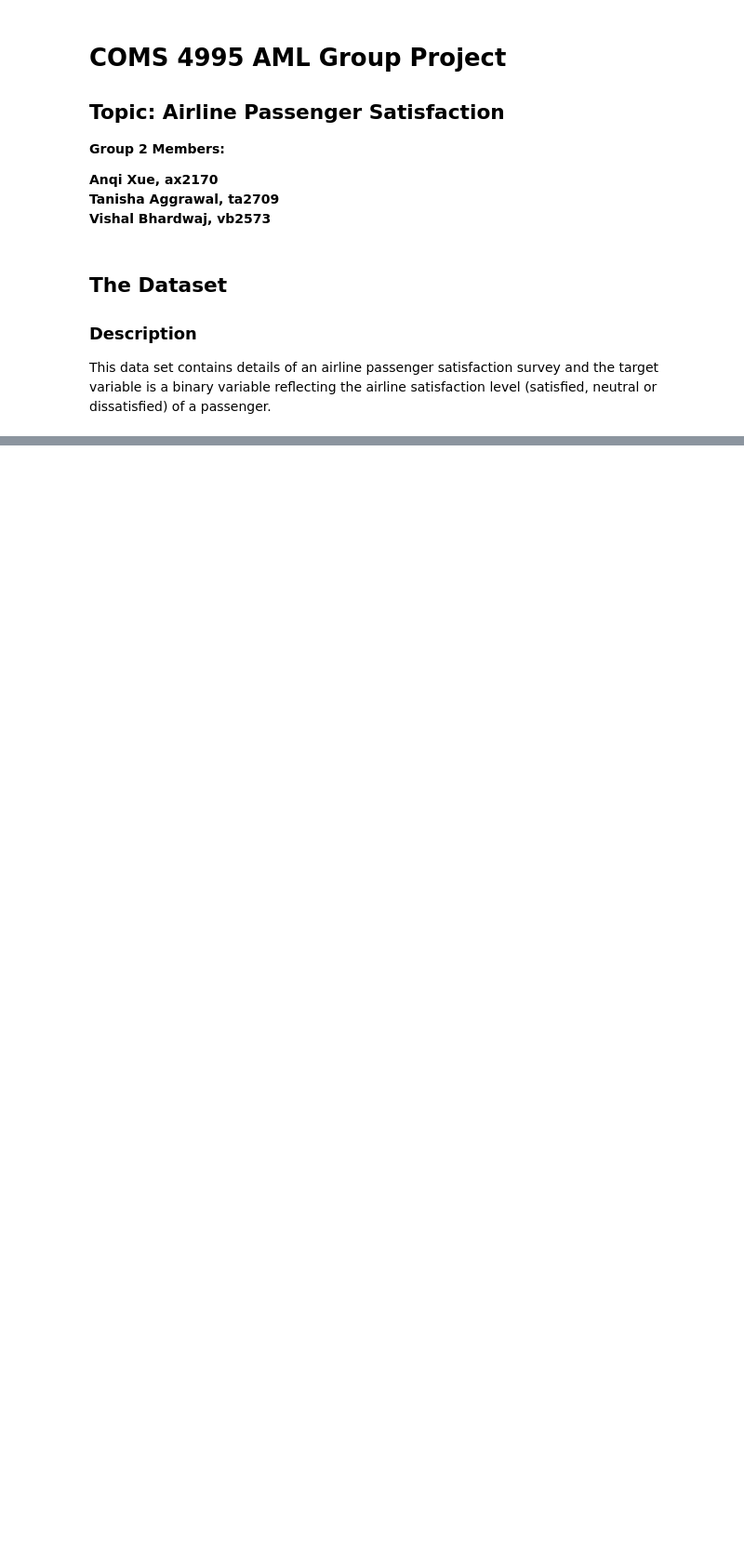
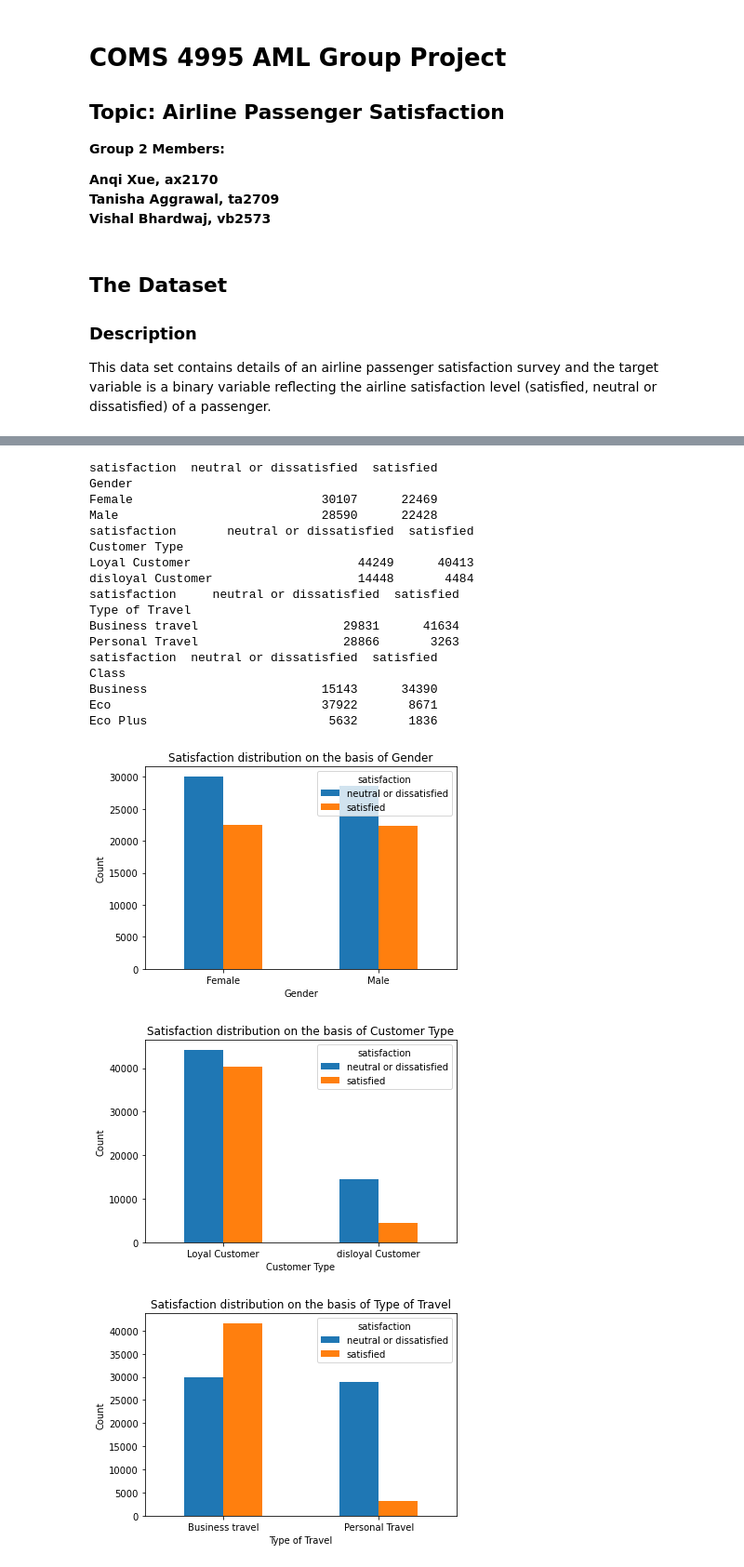
Before and after one commit to KallistaXue/airline-passenger-satisfaction-predictor, a Jupyter notebook: Project Code.ipynb, the cells around one changed output, grey strips where cells are left out. Shown at 93% size. Cells and saved outputs as stored; diff of their text form; code cells hidden in the pictures; blank space fills up the shorter version.

```diff
--- a/Project Code.ipynb
+++ b/Project Code.ipynb
@@ -35,0 +140,3 @@ from sklearn.model_selection import GridSearchCV
+# %%
+X_dev = dev_df.drop(columns = ['id', 'satisfaction'])
+X_test = test_df.drop(columns = ['id', 'satisfaction'])
@@ -35,0 +169,34 @@ from sklearn.model_selection import GridSearchCV
+# %%
+#Segragating features into continuous-value features, numerical rating features, and categorical features
+num_feats = list(X_dev.select_dtypes(['number']).columns)
+continuous_feats = ['Age', 'Flight Distance', 'Departure Delay in Minutes', 'Arrival Delay in Minutes']
+rating_feats = [feat for feat in num_feats if feat not in continuous_feats]
+cat_feats = list(X_dev.select_dtypes(['object']).columns)
+# %%
+#Categorical Features Analysis
+for feature in cat_feats:
+  print(dev_df.groupby([feature, 'satisfaction']).size().unstack())
+  dev_df.groupby([feature, 'satisfaction']).size().unstack().plot(kind='bar', rot=0)
+  plt.ylabel('Count')
+  plt.title('Satisfaction distribution on the basis of '+ feature)
+# %% [output]
+satisfaction  neutral or dissatisfied  satisfied
+Gender
+Female                          30107      22469
+Male                            28590      22428
+satisfaction       neutral or dissatisfied  satisfied
+Customer Type
+Loyal Customer                       44249      40413
+disloyal Customer                    14448       4484
+satisfaction     neutral or dissatisfied  satisfied
+Type of Travel
+Business travel                    29831      41634
+Personal Travel                    28866       3263
+satisfaction  neutral or dissatisfied  satisfied
+Class
+Business                        15143      34390
+Eco                             37922       8671
+Eco Plus                         5632       1836
+[figure, added]
+[figure, added]
+[figure, added]
```
Also changed, not shown: parts of 23 cells of this notebook.
